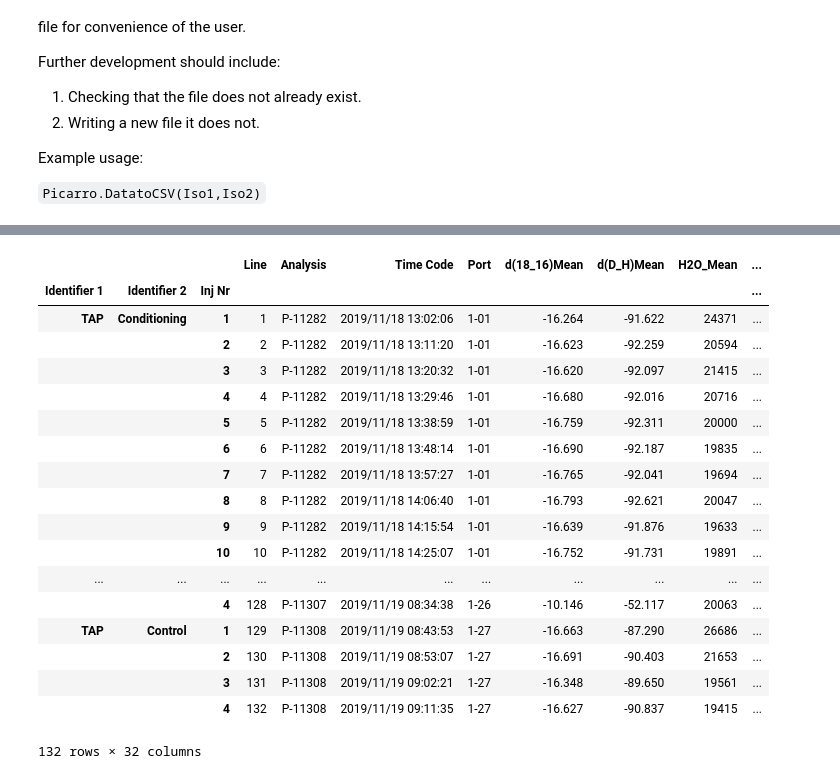
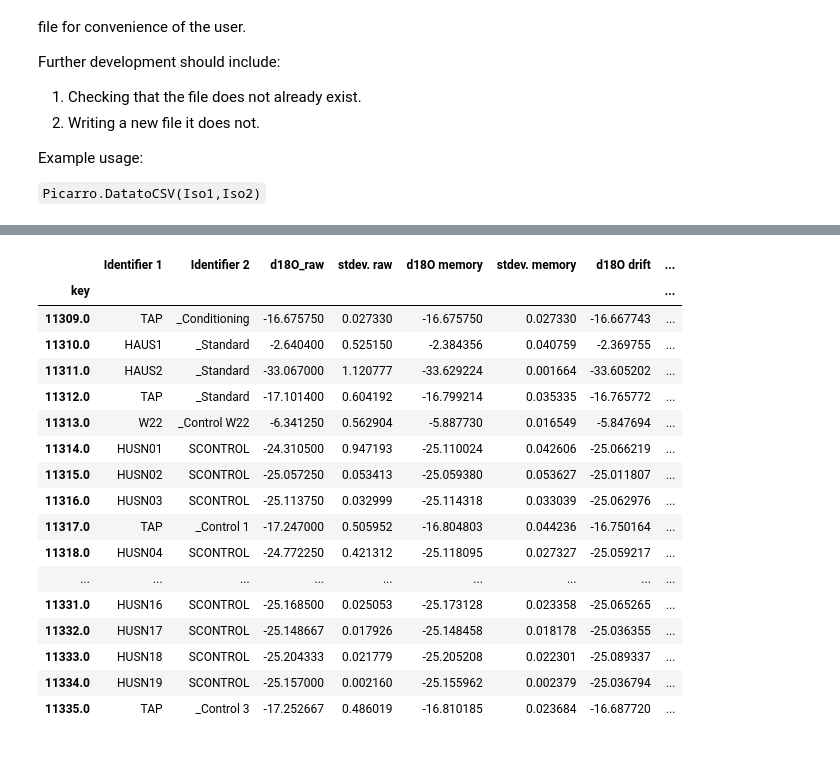
Before and after one commit to tr1813/picarro-calculator, a Jupyter notebook: ipynb/Picarro class.ipynb, the cells around one changed output, grey strips where cells are left out. Cells and saved outputs as stored; diff of their text form; code cells hidden in the pictures.

```diff
--- a/ipynb/Picarro class.ipynb
+++ b/ipynb/Picarro class.ipynb
@@ -40,0 +21,2 @@ now merging the O and H isotope data
+# %%
+RUN = pica.FullRun("example_data/HKDS2009_IsoWater_20191119_101154.csv")
@@ -225,22 +204,21 @@ RUN.merge
 # %%
-RUN.O18.raw
+RUN.O18.run_overview
 # %% [output]
-|  |  |  | Line | Analysis | Time Code | Port | d(18_16)Mean | d(D_H)Mean | H2O_Mean | ... |
-| Identifier 1 | Identifier 2 | Inj Nr |  |  |  |  |  |  |  | ... |
-| TAP | Conditioning | 1 | 1 | P-11282 | 2019/11/18 13:02:06 | 1-01 | -16.264 | -91.622 | 24371 | ... |
-|  |  | 2 | 2 | P-11282 | 2019/11/18 13:11:20 | 1-01 | -16.623 | -92.259 | 20594 | ... |
-|  |  | 3 | 3 | P-11282 | 2019/11/18 13:20:32 | 1-01 | -16.620 | -92.097 | 21415 | ... |
-|  |  | 4 | 4 | P-11282 | 2019/11/18 13:29:46 | 1-01 | -16.680 | -92.016 | 20716 | ... |
-|  |  | 5 | 5 | P-11282 | 2019/11/18 13:38:59 | 1-01 | -16.759 | -92.311 | 20000 | ... |
-|  |  | 6 | 6 | P-11282 | 2019/11/18 13:48:14 | 1-01 | -16.690 | -92.187 | 19835 | ... |
-|  |  | 7 | 7 | P-11282 | 2019/11/18 13:57:27 | 1-01 | -16.765 | -92.041 | 19694 | ... |
-|  |  | 8 | 8 | P-11282 | 2019/11/18 14:06:40 | 1-01 | -16.793 | -92.621 | 20047 | ... |
-|  |  | 9 | 9 | P-11282 | 2019/11/18 14:15:54 | 1-01 | -16.639 | -91.876 | 19633 | ... |
-|  |  | 10 | 10 | P-11282 | 2019/11/18 14:25:07 | 1-01 | -16.752 | -91.731 | 19891 | ... |
-| ... | ... | ... | ... | ... | ... | ... | ... | ... | ... | ... |
-|  |  | 4 | 128 | P-11307 | 2019/11/19 08:34:38 | 1-26 | -10.146 | -52.117 | 20063 | ... |
-| TAP | Control | 1 | 129 | P-11308 | 2019/11/19 08:43:53 | 1-27 | -16.663 | -87.290 | 26686 | ... |
-|  |  | 2 | 130 | P-11308 | 2019/11/19 08:53:07 | 1-27 | -16.691 | -90.403 | 21653 | ... |
-|  |  | 3 | 131 | P-11308 | 2019/11/19 09:02:21 | 1-27 | -16.348 | -89.650 | 19561 | ... |
-|  |  | 4 | 132 | P-11308 | 2019/11/19 09:11:35 | 1-27 | -16.627 | -90.837 | 19415 | ... |
+|  | Identifier 1 | Identifier 2 | d18O_raw | stdev. raw | d18O memory | stdev. memory | d18O drift | ... |
+| key |  |  |  |  |  |  |  | ... |
+| 11309.0 | TAP | _Conditioning | -16.675750 | 0.027330 | -16.675750 | 0.027330 | -16.667743 | ... |
+| 11310.0 | HAUS1 | _Standard | -2.640400 | 0.525150 | -2.384356 | 0.040759 | -2.369755 | ... |
+| 11311.0 | HAUS2 | _Standard | -33.067000 | 1.120777 | -33.629224 | 0.001664 | -33.605202 | ... |
+| 11312.0 | TAP | _Standard | -17.101400 | 0.604192 | -16.799214 | 0.035335 | -16.765772 | ... |
+| 11313.0 | W22 | _Control W22 | -6.341250 | 0.562904 | -5.887730 | 0.016549 | -5.847694 | ... |
+| 11314.0 | HUSN01 | SCONTROL | -24.310500 | 0.947193 | -25.110024 | 0.042606 | -25.066219 | ... |
+| 11315.0 | HUSN02 | SCONTROL | -25.057250 | 0.053413 | -25.059380 | 0.053627 | -25.011807 | ... |
+| 11316.0 | HUSN03 | SCONTROL | -25.113750 | 0.032999 | -25.114318 | 0.033039 | -25.062976 | ... |
+| 11317.0 | TAP | _Control 1 | -17.247000 | 0.505952 | -16.804803 | 0.044236 | -16.750164 | ... |
+| 11318.0 | HUSN04 | SCONTROL | -24.772250 | 0.421312 | -25.118095 | 0.027327 | -25.059217 | ... |
+| ... | ... | ... | ... | ... | ... | ... | ... | ... |
+| 11331.0 | HUSN16 | SCONTROL | -25.168500 | 0.025053 | -25.173128 | 0.023358 | -25.065265 | ... |
+| 11332.0 | HUSN17 | SCONTROL | -25.148667 | 0.017926 | -25.148458 | 0.018178 | -25.036355 | ... |
+| 11333.0 | HUSN18 | SCONTROL | -25.204333 | 0.021779 | -25.205208 | 0.022301 | -25.089337 | ... |
+| 11334.0 | HUSN19 | SCONTROL | -25.157000 | 0.002160 | -25.155962 | 0.002379 | -25.036794 | ... |
+| 11335.0 | TAP | _Control 3 | -17.252667 | 0.486019 | -16.810185 | 0.023684 | -16.687720 | ... |
-132 rows × 32 columns
```
Also changed, not shown: parts of 15 cells of this notebook, 2 other files.
